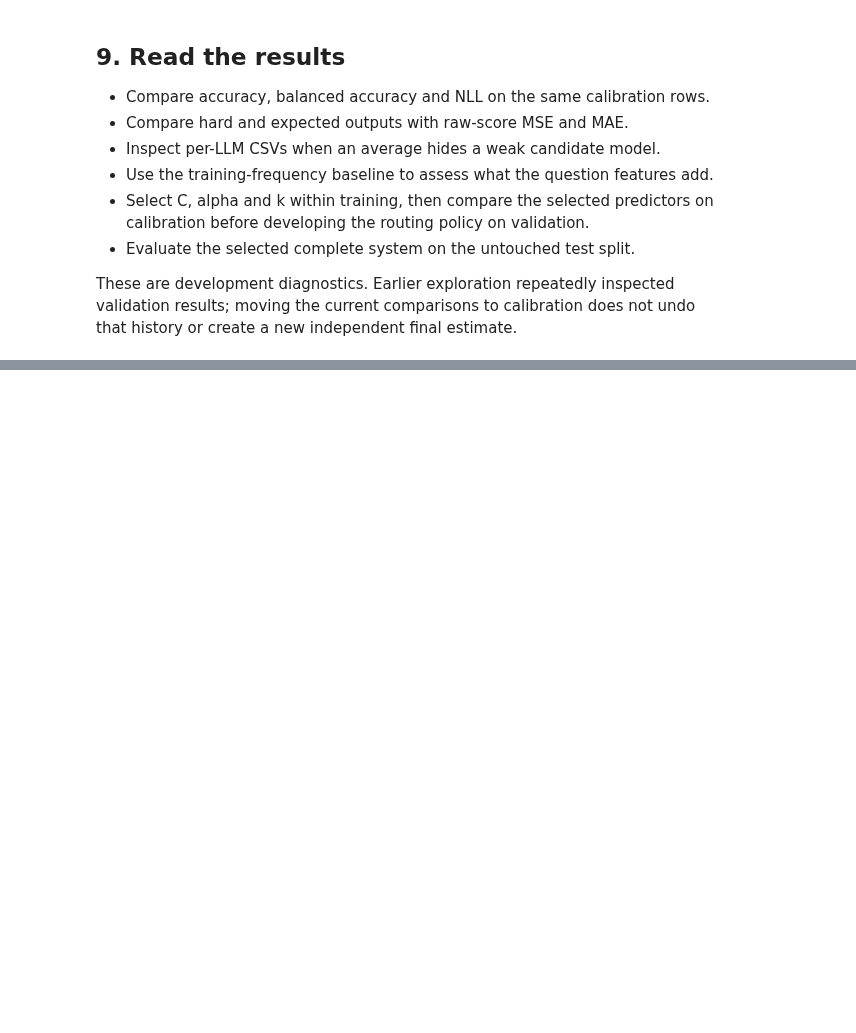
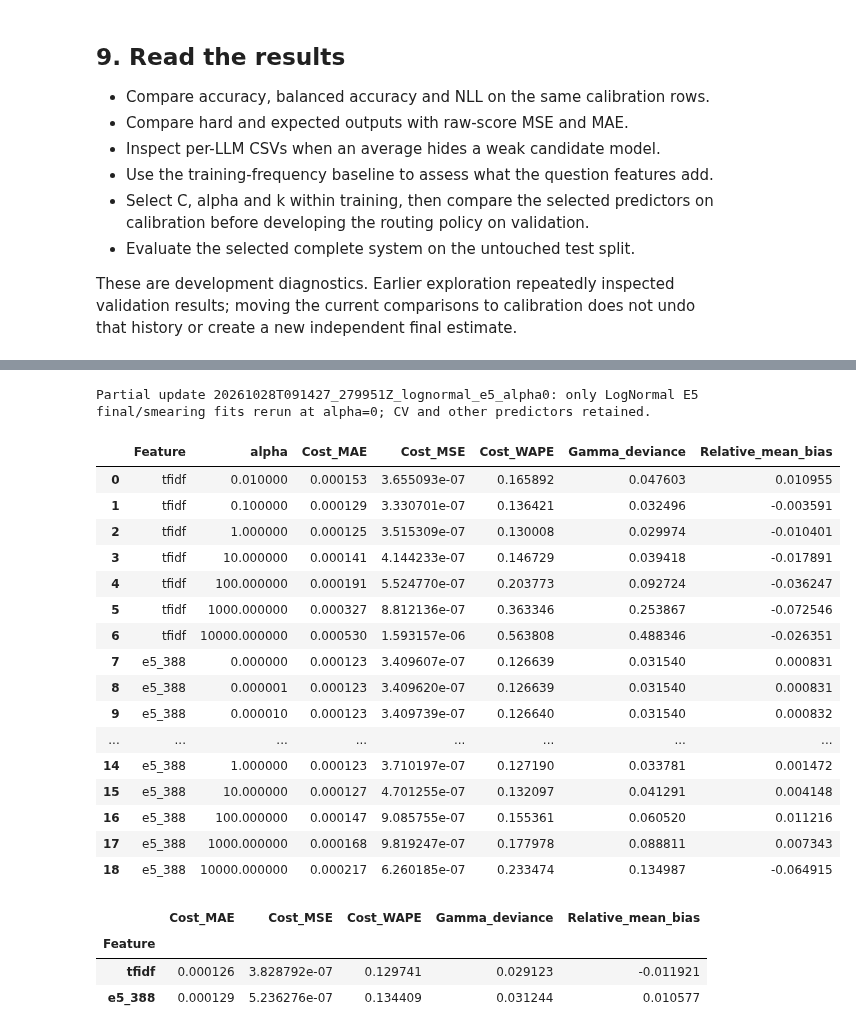
Before and after one commit to Erdos-Projects/fall-2026-right-for-less, a Jupyter notebook: 2_Router_Training/TF-IDF_E5_Score_Classification_Router.ipynb, the cells around one changed output, grey strips where cells are left out. Drawn from its saved outputs; the diff is of its cells as text; code cells hidden in the pictures; blank space fills up the shorter version.

```diff
--- a/2_Router_Training/TF-IDF_E5_Score_Classification_Router.ipynb
+++ b/2_Router_Training/TF-IDF_E5_Score_Classification_Router.ipynb
@@ -1823,7 +1878,7 @@ joblib.dump(linear_models, run_dir / "linear_models.joblib")
 joblib.dump(xgb_models, run_dir / "xgb_models.joblib")
 
 manifest = {
-    "mode": RUN_MODE, "seed": SEED,
+    "mode": RUN_MODE, "seed": SEED, "run_id": run_stamp,
     "execution_provenance": dict(execution_provenance),
     "model_names": model_names, "score_support": score_support.tolist(),
     "label_mapping": "nearest fixed anchor; exact midpoint uses lower anchor",
@@ -1831,6 +1886,9 @@ manifest = {
     "training_cost_means": cost_means.tolist(),
     "selected_linear_C": selected_linear_C,
     "linear_C_grid": LINEAR_C_GRID.tolist(),
+    "linear_CV_numeric_diagnostics": {"outputs": ["hard", "expected"],
+        "metrics": ["MSE", "MAE"], "target": "original recorded score",
+        "selection": "shared C selected by CV NLL"},
     "linear_C_selection": {"data": "train", "folds": len(training_folds),
                            "metric": "mean out-of-fold NLL across questions and LLMs",
                            "exact_tie_rule": "smaller C"},
@@ -1858,7 +1916,7 @@ manifest = {
     "created_utc": datetime.now(timezone.utc).isoformat(),
 }
 (run_dir / "experiment_manifest.json").write_text(json.dumps(manifest, indent=2), encoding="utf-8")
-# Mark completion only after every expected prediction file has been saved.
+# Check core exports here; the final section checks all experiments and marks completion.
 assert len(prediction_manifest) == 3 * len(feature_labels) * 2
 assert len(knn_prediction_manifest) == len(feature_labels) * 2 * len(K_VALUES)
 prediction_prefixes = [row["prefix"] for row in prediction_manifest + knn_prediction_manifest]
@@ -1869,13 +1927,13 @@ prediction_paths = [run_dir / f"{prefix}{suffix}"
 assert all(path.is_file() for path in prediction_paths)
 run_status = json.loads((run_dir / "run_status.json").read_text(encoding="utf-8"))
 run_status.update({
-    "status": "completed", "completed_utc": datetime.now(timezone.utc).isoformat(),
-    "refit_scope": "all_predictors", "prediction_files": len(prediction_paths),
+    "status": "running", "stage": "core_predictors_saved",
+    "refit_scope": "all_predictors", "core_prediction_files": len(prediction_paths),
     "rows": {split: len(tables[split]["questions"]) for split in SPLITS},
 })
 (run_dir / "run_status.json").write_text(json.dumps(run_status, indent=2), encoding="utf-8")
 
-print("Completed mode:", RUN_MODE)
+print("Core predictors saved; appended experiments follow. Mode:", RUN_MODE)
 print("Fixed score classes:", score_support.tolist())
 print("Experiment outputs:", run_dir)
 if RUN_MODE == "smoke":
@@ -1900,0 +2553,34 @@ undo that history or create a new independent final estimate.
+# %%
+lognormal_alpha_grids = {
+    "tfidf": [0.01, 0.1, 1.0, 10.0, 100.0, 1000.0, 10000.0],
+    "e5_388": [0.0, 1e-6, 1e-5, 1e-4, 0.001, 0.01, 0.1, 1.0, 10.0, 100.0, 1000.0, 10000.0],
+}
+# Preserve the CV winner; the requested E5 final model uses unregularized log-cost fitting.
+ln_result = costext_run_stage(
+    costext_shared, "lognormal", lognormal_alpha_grids,
+    fit_alpha_overrides={"e5_388": 0.0},
+    fit_alpha_override_reason="Match the collaborator final-fit setting; retain the training-CV alpha separately.",
+)
+# %% [output]
+Partial update 20261028T091427_279951Z_lognormal_e5_alpha0: only LogNormal E5 final/smearing fits rerun at alpha=0; CV and other predictors retained.
+|  | Feature | alpha | Cost_MAE | Cost_MSE | Cost_WAPE | Gamma_deviance | Relative_mean_bias |
+| 0 | tfidf | 0.010000 | 0.000153 | 3.655093e-07 | 0.165892 | 0.047603 | 0.010955 |
+| 1 | tfidf | 0.100000 | 0.000129 | 3.330701e-07 | 0.136421 | 0.032496 | -0.003591 |
+| 2 | tfidf | 1.000000 | 0.000125 | 3.515309e-07 | 0.130008 | 0.029974 | -0.010401 |
+| 3 | tfidf | 10.000000 | 0.000141 | 4.144233e-07 | 0.146729 | 0.039418 | -0.017891 |
+| 4 | tfidf | 100.000000 | 0.000191 | 5.524770e-07 | 0.203773 | 0.092724 | -0.036247 |
+| 5 | tfidf | 1000.000000 | 0.000327 | 8.812136e-07 | 0.363346 | 0.253867 | -0.072546 |
+| 6 | tfidf | 10000.000000 | 0.000530 | 1.593157e-06 | 0.563808 | 0.488346 | -0.026351 |
+| 7 | e5_388 | 0.000000 | 0.000123 | 3.409607e-07 | 0.126639 | 0.031540 | 0.000831 |
+| 8 | e5_388 | 0.000001 | 0.000123 | 3.409620e-07 | 0.126639 | 0.031540 | 0.000831 |
+| 9 | e5_388 | 0.000010 | 0.000123 | 3.409739e-07 | 0.126640 | 0.031540 | 0.000832 |
+| ... | ... | ... | ... | ... | ... | ... | ... |
+| 14 | e5_388 | 1.000000 | 0.000123 | 3.710197e-07 | 0.127190 | 0.033781 | 0.001472 |
+| 15 | e5_388 | 10.000000 | 0.000127 | 4.701255e-07 | 0.132097 | 0.041291 | 0.004148 |
+| 16 | e5_388 | 100.000000 | 0.000147 | 9.085755e-07 | 0.155361 | 0.060520 | 0.011216 |
+| 17 | e5_388 | 1000.000000 | 0.000168 | 9.819247e-07 | 0.177978 | 0.088811 | 0.007343 |
+| 18 | e5_388 | 10000.000000 | 0.000217 | 6.260185e-07 | 0.233474 | 0.134987 | -0.064915 |
+|  | Cost_MAE | Cost_MSE | Cost_WAPE | Gamma_deviance | Relative_mean_bias |
+| Feature |  |  |  |  |  |
+| tfidf | 0.000126 | 3.828792e-07 | 0.129741 | 0.029123 | -0.011921 |
+| e5_388 | 0.000129 | 5.236276e-07 | 0.134409 | 0.031244 | 0.010577 |
```
Also changed, not shown: parts of 24 cells of this notebook, 1 other file.
